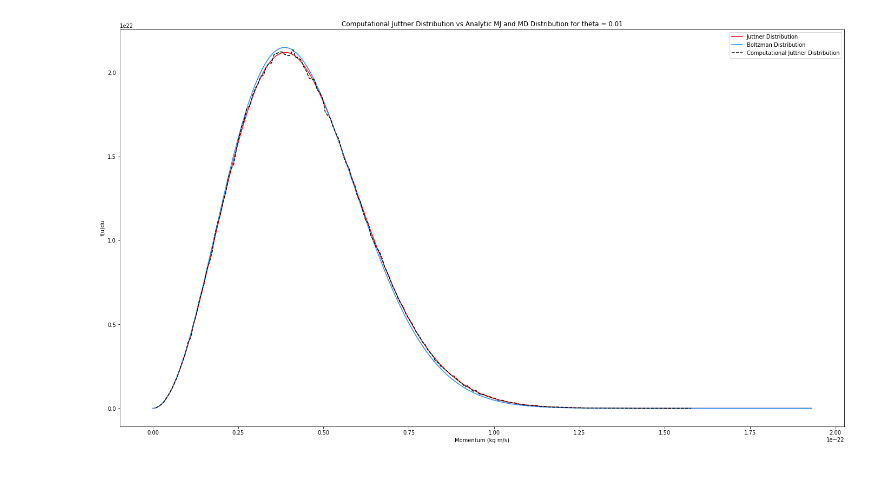
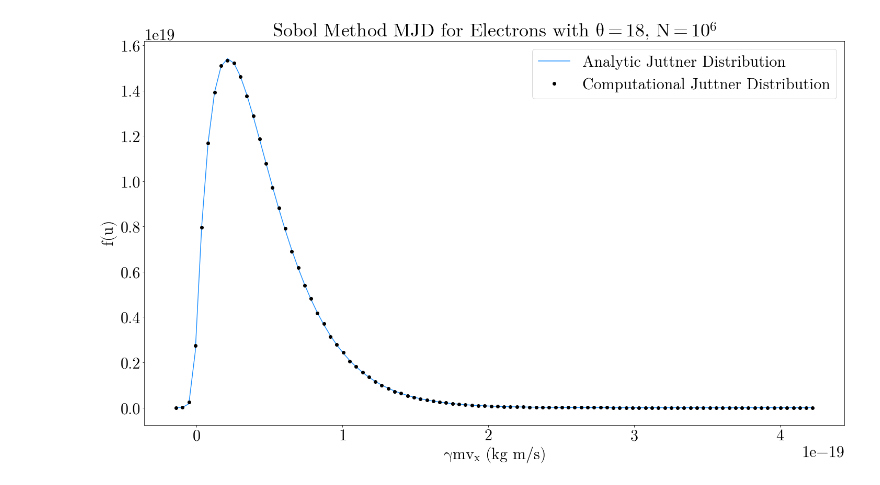
Before and after one commit to cameronjy/Magnetic_reconnection, a Jupyter notebook: Tools/MJD_SI_Zenitani.ipynb, the cells around one changed output. Cells and saved outputs as stored; diff of their text form; code cells hidden in the pictures.

```diff
--- a/Tools/MJD_SI_Zenitani.ipynb
+++ b/Tools/MJD_SI_Zenitani.ipynb
@@ -35,0 +116,46 @@ plt.gcf().set_size_inches(16,9)
+# %%
+def f(u):
+    return(u**2/(me**3*c**3*theta*spc.kn(2,1/theta))*np.e**(-np.sqrt(1+(u/(me*c))**2)/theta))
+def fBoost(u,beta):
+    Gamma = 1/np.sqrt(1-beta**2)
+    return( 1/(2 * me * c * Gamma**3 * spc.kn(2,1/theta)) * (Gamma * np.sqrt(1 + (u/(me * c))**2) + theta) * np.e**(-Gamma/theta * (np.sqrt(1 + (u/(me * c))**2) - beta * u/(me * c))))
+
+def sobolBoost(n,beta):
+    u = np.zeros(n)
+    for i in range(u.size):
+        x4 = 1
+        while ((u[i]/(me*c)-np.sqrt(1+(u[i]/(me*c))**2))/theta)<=np.log(x4):
+            x1 = r.rand()
+            x2 = r.rand()
+            x3 = r.rand()
+            x4 = r.rand()
+            u[i] = - theta * me * c * np.log(x1*x2*x3)
+        x5 = r.rand()
+        x6 = r.rand()
+        ux = u[i]*(2*x5-1)
+        if -beta*(ux/(me*c))/np.sqrt(1+(u[i]/(me*c))**2) > x6:
+            ux = -ux
+        Gamma = 1/(np.sqrt(1-beta**2))
+        gamma = np.sqrt(1+(u[i]/(me*c))**2)
+        u[i] = Gamma*(ux+me*beta*c*gamma)
+    return (u)
+# %%
+theta = 20
+n = 10**6
+beta = 0.9
+us = sobolBoost(n,beta)
+cmjd, u = np.histogram(us,bins=100,density=True)
+u = (u[1:]+u[:-1])/2
+amjd = fBoost(u,beta)
+plt.rcParams.update({'font.size': 30})
+plt.rcParams.update({'font.family': 'serif','font.serif': 'Latin Modern Math', 'mathtext.fontset': 'custom', 'mathtext.rm':'Latin Modern Math','mathtext.it':'Latin Modern Math:italic','mathtext.bf':'Latin Modern Math:bold'})
+plt.plot(u,amjd,'dodgerblue')
+plt.plot(u,cmjd,color = 'black', marker='o',linestyle=' ')
+plt.title('Sobol Method MJD for Electrons with $\\theta = 18$, $N = 10^6$')
+plt.gca().set_xlabel('$\\gamma m v_x$ (kg m/s)')
+plt.gca().set_ylabel('$f(u)$')
+plt.gcf().set_facecolor('white')
+plt.legend(('Analytic Juttner Distribution','Computational Juttner Distribution'))
+plt.gcf().set_size_inches((24,13.5))
+# %% [output]
+[figure, added]
@@ -77,13 +183,0 @@ y = y*sum(v)*(u[1]-u[0])
-# %%
-theta = 0.01
-plt.plot(u,f(u), color = 'r')
-plt.plot(u,maxwellBoltzman(u), color = 'dodgerblue')
-plt.plot(x,y,linestyle = 'dashed', color = 'black')
-plt.title('Computational Juttner Distribution vs Analytic MJ and MD Distribution for theta = 0.01')
-plt.gca().set_xlabel('Momentum (kg m/s)')
-plt.gca().set_ylabel('f(u)du')
-plt.gcf().set_facecolor('white')
-plt.legend(('Juttner Distribution','Boltzman Distribution','Computational Juttner Distribution'))
-plt.gcf().set_size_inches((24,13.5))
-# %% [output]
-[figure, removed]
```
Also changed, not shown: parts of 16 cells of this notebook, 9 other files.
